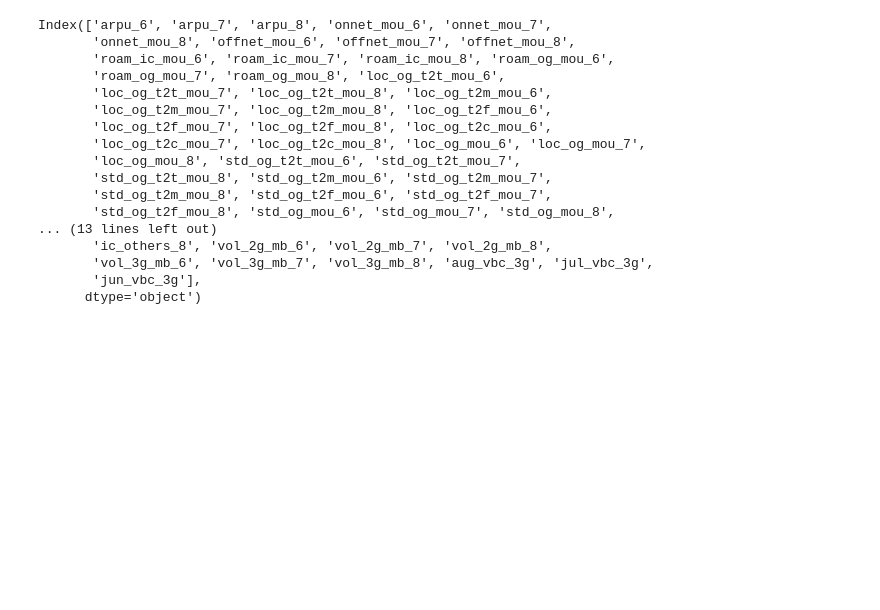
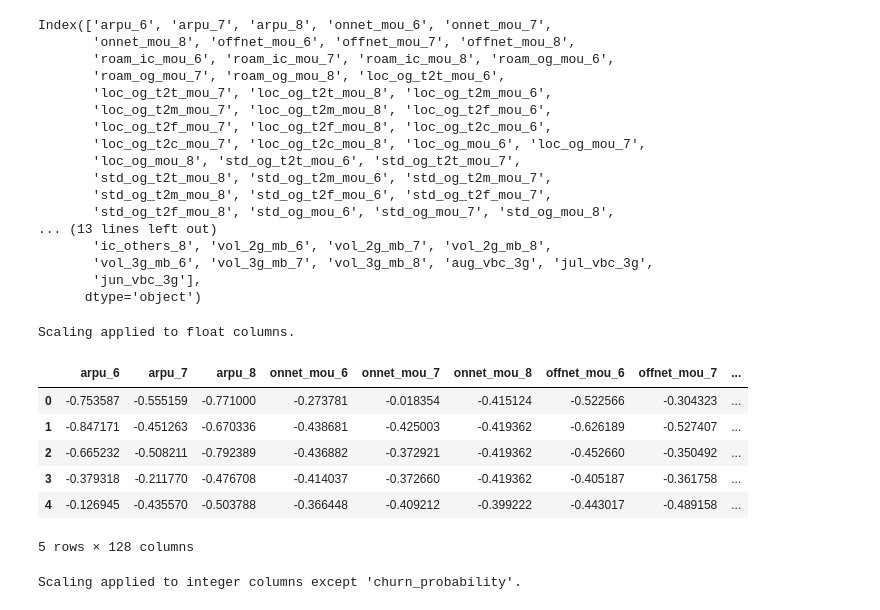
Before and after one commit to Vinaybora/Telecom-Churn-Prediction, a Jupyter notebook: eda.ipynb, the cells around one changed output. Cells and saved outputs as stored; diff of their text form; code cells hidden in the pictures; blank space fills up the shorter version.

Commit message:
Scaling and One hot encoding

```diff
--- a/eda.ipynb
+++ b/eda.ipynb
@@ -342,3 +342,49 @@ Index(['arpu_6', 'arpu_7', 'arpu_8', 'onnet_mou_6', 'onnet_mou_7',
        'vol_3g_mb_6', 'vol_3g_mb_7', 'vol_3g_mb_8', 'aug_vbc_3g', 'jul_vbc_3g',
        'jun_vbc_3g'],
       dtype='object')
+# %%
+#applying scaling on float values
+
+from sklearn.preprocessing import StandardScaler
+
+# Select only the float columns for scaling
+float_columns = df.select_dtypes(include=['float64']).columns
+
+# Initialize the scaler
+scaler = StandardScaler()
+
+# Apply the scaler to the float columns
+df[float_columns] = scaler.fit_transform(df[float_columns])
+
+# Print confirmation
+print("Scaling applied to float columns.")
+# %% [output]
+Scaling applied to float columns.
+# %%
+df.head()
+# %% [output]
+|  | arpu_6 | arpu_7 | arpu_8 | onnet_mou_6 | onnet_mou_7 | onnet_mou_8 | offnet_mou_6 | offnet_mou_7 | ... |
+| 0 | -0.753587 | -0.555159 | -0.771000 | -0.273781 | -0.018354 | -0.415124 | -0.522566 | -0.304323 | ... |
+| 1 | -0.847171 | -0.451263 | -0.670336 | -0.438681 | -0.425003 | -0.419362 | -0.626189 | -0.527407 | ... |
+| 2 | -0.665232 | -0.508211 | -0.792389 | -0.436882 | -0.372921 | -0.419362 | -0.452660 | -0.350492 | ... |
+| 3 | -0.379318 | -0.211770 | -0.476708 | -0.414037 | -0.372660 | -0.419362 | -0.405187 | -0.361758 | ... |
+| 4 | -0.126945 | -0.435570 | -0.503788 | -0.366448 | -0.409212 | -0.399222 | -0.443017 | -0.489158 | ... |
+5 rows × 128 columns
+# %%
+#applying scaling in int except churn_probability
+
+from sklearn.preprocessing import StandardScaler
+
+# Select integer columns excluding 'churn_probability'
+int_columns = df.select_dtypes(include=['int64']).columns.drop('churn_probability')
+
+# Initialize the scaler
+scaler = StandardScaler()
+
+# Apply the scaler to the integer columns
+df[int_columns] = scaler.fit_transform(df[int_columns])
+
+# Print confirmation
+print("Scaling applied to integer columns except 'churn_probability'.")
+# %% [output]
+Scaling applied to integer columns except 'churn_probability'.
```
Also changed, not shown: parts of 11 cells of this notebook.
